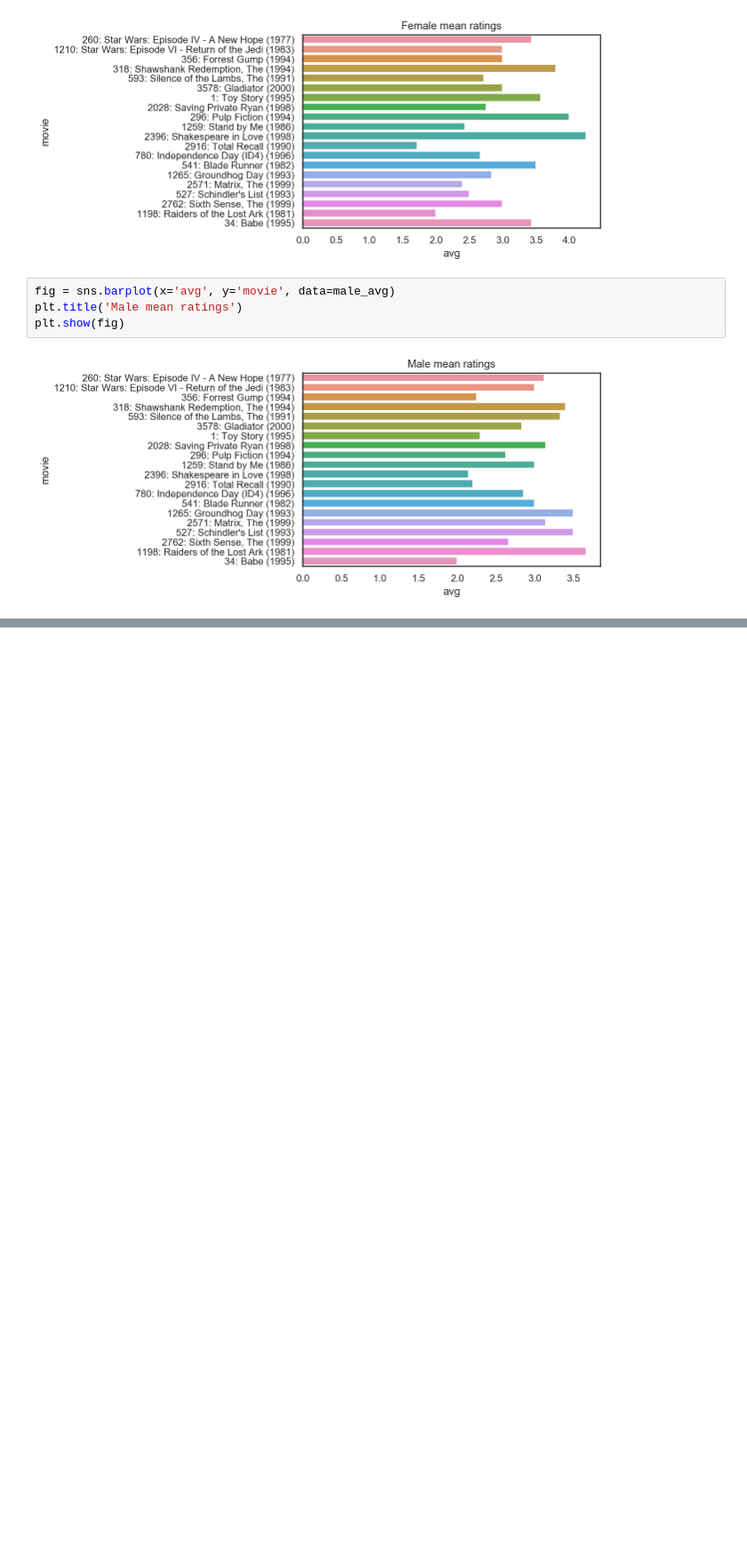
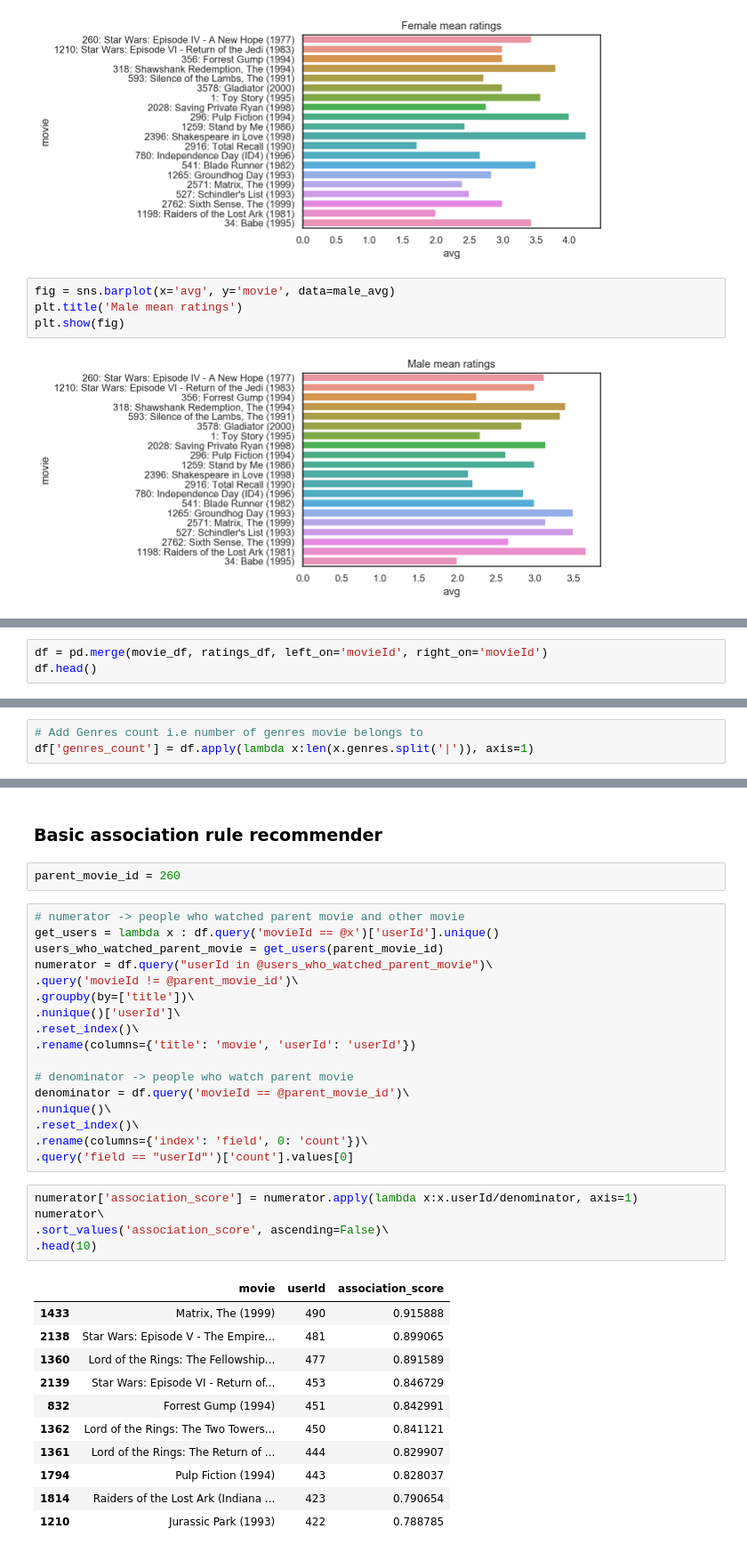
Before and after one commit to mhetrerajat/Introduction_to_Recommender_Systems, a Jupyter notebook: non_personalised.ipynb, the cells around one changed output, grey strips where cells are left out. Shown at 89% size. Saved outputs shown, nothing was run; the diff lists cells and outputs as text; blank space fills up the shorter version.

```diff
--- a/non_personalised.ipynb
+++ b/non_personalised.ipynb
@@ -160,0 +225,3 @@ plt.show(fig)
+# %%
+df = pd.merge(movie_df, ratings_df, left_on='movieId', right_on='movieId')
+df.head()
@@ -160,0 +235,3 @@ plt.show(fig)
+# %%
+# Add Genres count i.e number of genres movie belongs to
+df['genres_count'] = df.apply(lambda x:len(x.genres.split('|')), axis=1)
@@ -160,0 +291,38 @@ plt.show(fig)
+# %% [markdown]
+### Basic association rule recommender
+# %%
+parent_movie_id = 260
+# %%
+# numerator -> people who watched parent movie and other movie
+get_users = lambda x : df.query('movieId == @x')['userId'].unique()
+users_who_watched_parent_movie = get_users(parent_movie_id)
+numerator = df.query("userId in @users_who_watched_parent_movie")\
+.query('movieId != @parent_movie_id')\
+.groupby(by=['title'])\
+.nunique()['userId']\
+.reset_index()\
+.rename(columns={'title': 'movie', 'userId': 'userId'})
+
+# denominator -> people who watch parent movie
+denominator = df.query('movieId == @parent_movie_id')\
+.nunique()\
+.reset_index()\
+.rename(columns={'index': 'field', 0: 'count'})\
+.query('field == "userId"')['count'].values[0]
+# %%
+numerator['association_score'] = numerator.apply(lambda x:x.userId/denominator, axis=1)
+numerator\
+.sort_values('association_score', ascending=False)\
+.head(10)
+# %% [output]
+|  | movie | userId | association_score |
+| 1433 | Matrix, The (1999) | 490 | 0.915888 |
+| 2138 | Star Wars: Episode V - The Empire... | 481 | 0.899065 |
+| 1360 | Lord of the Rings: The Fellowship... | 477 | 0.891589 |
+| 2139 | Star Wars: Episode VI - Return of... | 453 | 0.846729 |
+| 832 | Forrest Gump (1994) | 451 | 0.842991 |
+| 1362 | Lord of the Rings: The Two Towers... | 450 | 0.841121 |
+| 1361 | Lord of the Rings: The Return of ... | 444 | 0.829907 |
+| 1794 | Pulp Fiction (1994) | 443 | 0.828037 |
+| 1814 | Raiders of the Lost Ark (Indiana ... | 423 | 0.790654 |
+| 1210 | Jurassic Park (1993) | 422 | 0.788785 |
```
Also changed, not shown: parts of 20 cells of this notebook, 4 other files.
